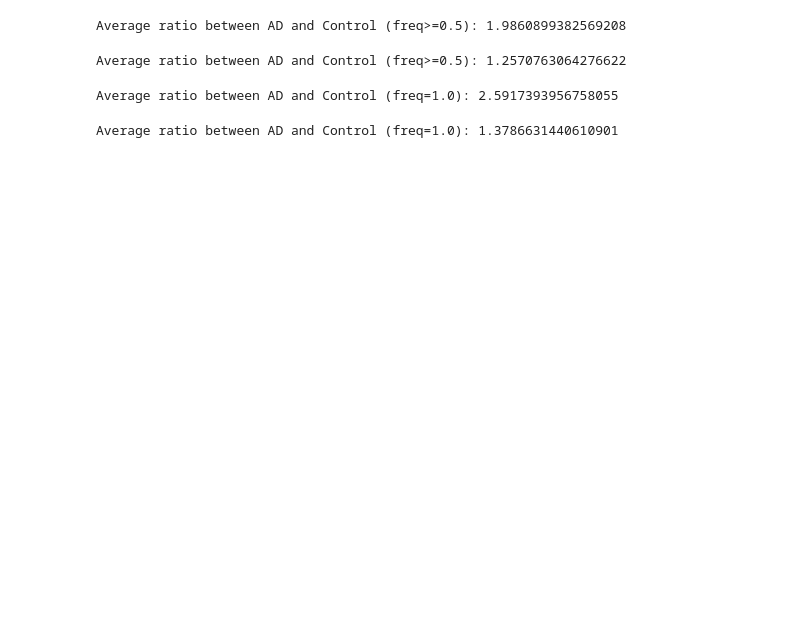
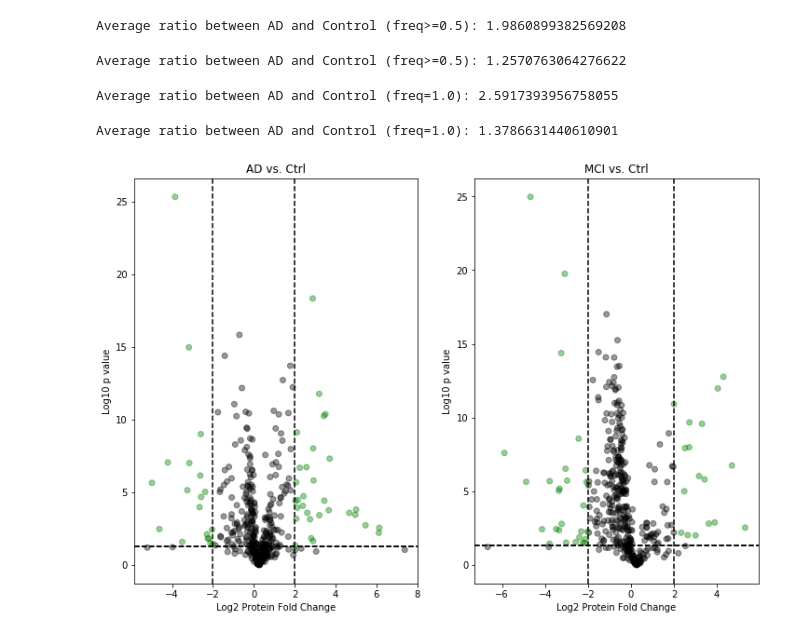
Before and after one commit to grahamdelafield/CSF_Skylne_Quant, a Jupyter notebook: p_vals_ms1.ipynb, the cells around one changed output. Cells and saved outputs as stored; diff of their text form; code cells hidden in the pictures; blank space fills up the shorter version.

Commit message:
Added volcano plotting

```diff
--- a/p_vals_ms1.ipynb
+++ b/p_vals_ms1.ipynb
@@ -440,3 +440,31 @@ with pd.ExcelWriter("MS1_ratios_pvals_freq1.0.xlsx") as writer:
     writer.save()
 # %% [output]
 Average ratio between AD and Control (freq=1.0): 1.3786631440610901
+# %%
+adp = pd.read_excel("MS1_ratios_pvals_freq1.0.xlsx", sheet_name="AD vs. Ctrl")
+mcip = pd.read_excel("MS1_ratios_pvals_freq1.0.xlsx", sheet_name="MCI vs. Ctrl")
+adp["log_fold"] = np.log2(adp.protein_ratio)
+adp["log_p"] = np.log(adp.p_vals)*-1
+mcip["log_fold"] = np.log2(mcip.protein_ratio)
+mcip["log_p"] = np.log(mcip.p_vals)*-1
+a_xs = np.log2(adp.protein_ratio)
+a_ys = np.log(adp.p_vals)*-1
+m_xs = np.log2(mcip.protein_ratio)
+m_ys = np.log(mcip.p_vals)*-1
+a_colors = ["g" if (p[0]>=2 and p[1]>=1.3) or (p[0]<=-2 and p[1]>=1.3) else "k" for p in zip(a_xs, a_ys)]
+m_colors = ["g" if (p[0]>=2 and p[1]>=1.3) or (p[0]<=-2 and p[1]>=1.3) else "k" for p in zip(m_xs, m_ys)]
+fig, axs = plt.subplots(1, 2, figsize=(12,8))
+axs[0].scatter(a_xs, a_ys, color=a_colors, alpha=0.4)
+axs[1].scatter(m_xs, m_ys, color=m_colors, alpha=0.4)
+cuts= [[-2, 2], [1.3]]
+titles = ["AD vs. Ctrl", "MCI vs. Ctrl"]
+
+for i, ax in enumerate(axs):
+    ax.set_title(titles[i])
+    ax.set_xlabel("Log2 Protein Fold Change")
+    ax.set_ylabel("Log10 p value")
+    for v in cuts[0]:
+        ax.axvline(x=v, color="k", linestyle="--")
+        ax.axhline(y=cuts[1][0], color="k", linestyle="--")
+# %% [output]
+[figure, added]
```
Also changed, not shown: parts of 1 cell of this notebook.
